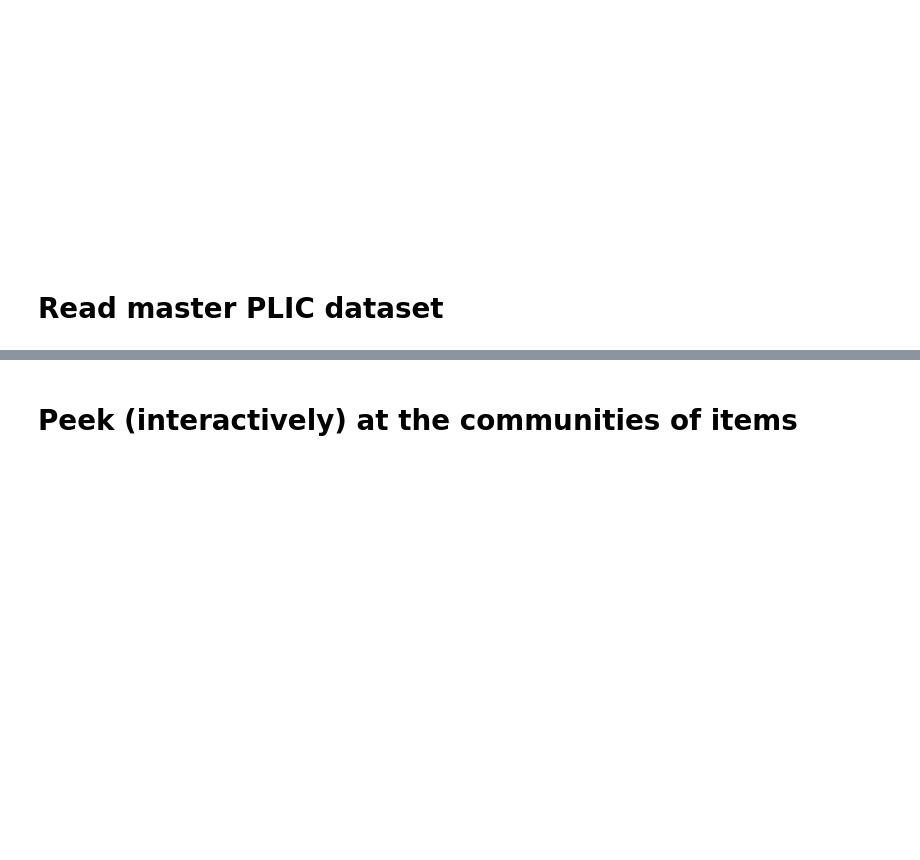
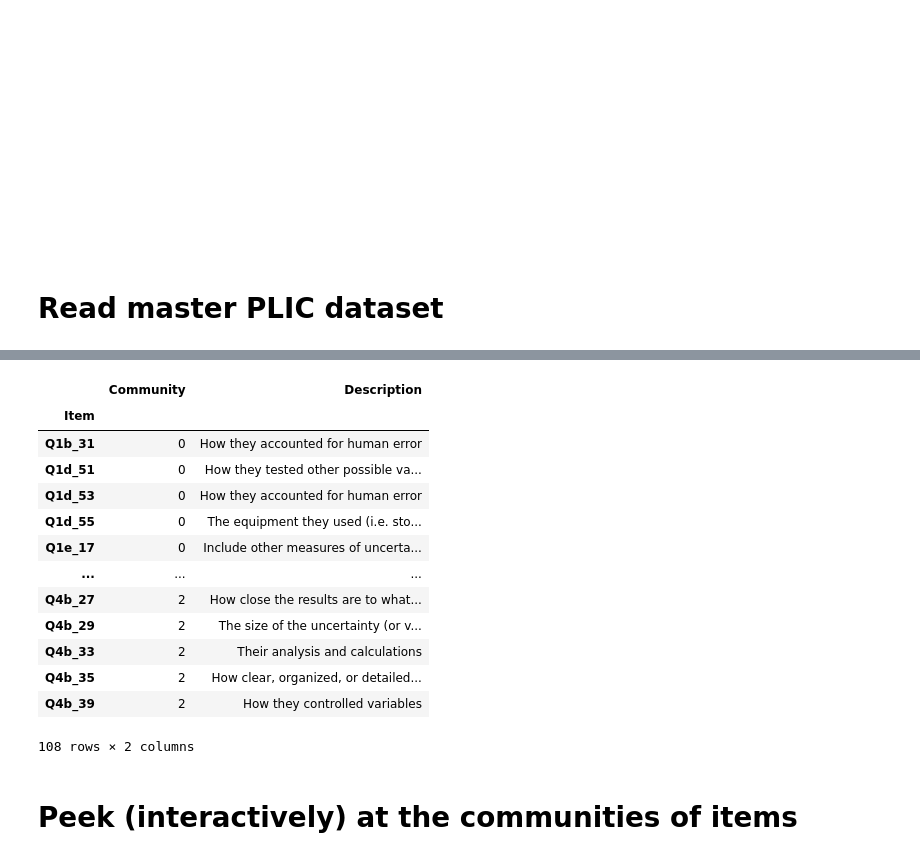
Before and after one commit to ColeWalsh295/PLIC, a Jupyter notebook: Module-analysis/PLIC_module_analysis.ipynb, the cells around one changed output, grey strips where cells are left out. Cells and saved outputs as stored; diff of their text form; code cells hidden in the pictures; blank space fills up the shorter version.

Commit message:
updated analysis

```diff
--- a/Module-analysis/PLIC_module_analysis.ipynb
+++ b/Module-analysis/PLIC_module_analysis.ipynb
@@ -28,7 +61,4 @@ df = pd.read_csv('C:/Users/Cole/Documents/DATA/PLIC_DATA/Collective_Surveys/Comp
 # %%
-Pre_Community_df, Pre_Stability_df, GPRE = Community_Detection.IterativeCommunityFinding(df, 10, Survey = 'PRE',
-                                                                                         resolution = 1, Cutoff = 0.5)
-
-Post_Community_df, Post_Stability_df, GPOST = Community_Detection.IterativeCommunityFinding(df, 10, Survey = 'POST',
-                                                                                            resolution = 1)
+Community_df, Stability_df, G_random = Community_Detection.IterativeCommunityFinding(df, 5, Survey = 'ALL', resolution = 1,
+                                                                                     Cutoff = 0.5)
 # %% [output]
@@ -44,3 +67,20 @@ Modularity: 0.02652114220947535
+# %%
+Community_df
+# %% [output]
+|  | Community | Description |
+| Item |  |  |
+| Q1b_31 | 0 | How they accounted for human error |
+| Q1d_51 | 0 | How they tested other possible va... |
+| Q1d_53 | 0 | How they accounted for human error |
+| Q1d_55 | 0 | The equipment they used (i.e. sto... |
+| Q1e_17 | 0 | Include other measures of uncerta... |
+| ... | ... | ... |
+| Q4b_27 | 2 | How close the results are to what... |
+| Q4b_29 | 2 | The size of the uncertainty (or v... |
+| Q4b_33 | 2 | Their analysis and calculations |
+| Q4b_35 | 2 | How clear, organized, or detailed... |
+| Q4b_39 | 2 | How they controlled variables |
+108 rows × 2 columns
 # %% [markdown]
 # Peek (interactively) at the communities of items
 # %%
```
Also changed, not shown: parts of 10 cells of this notebook.
